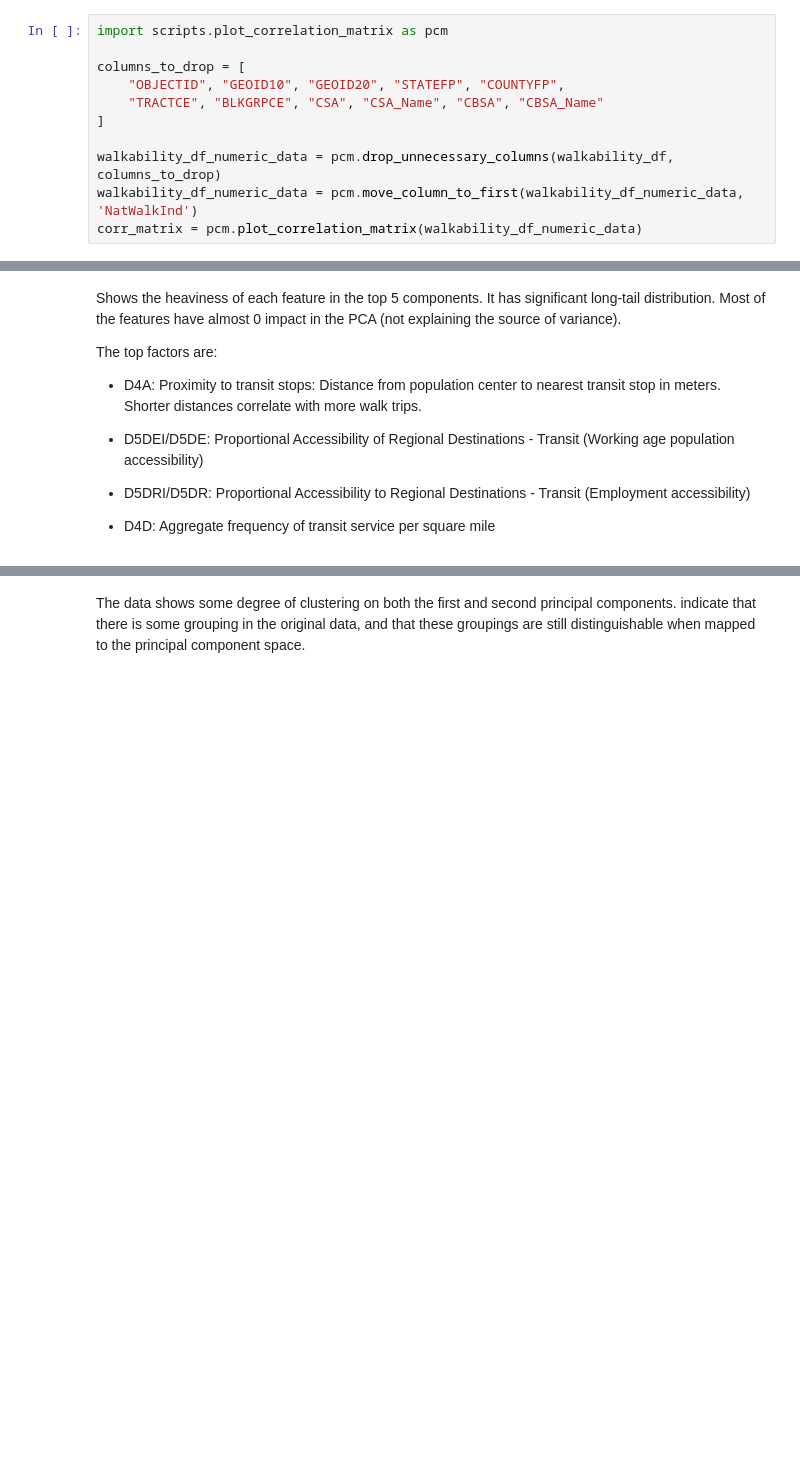
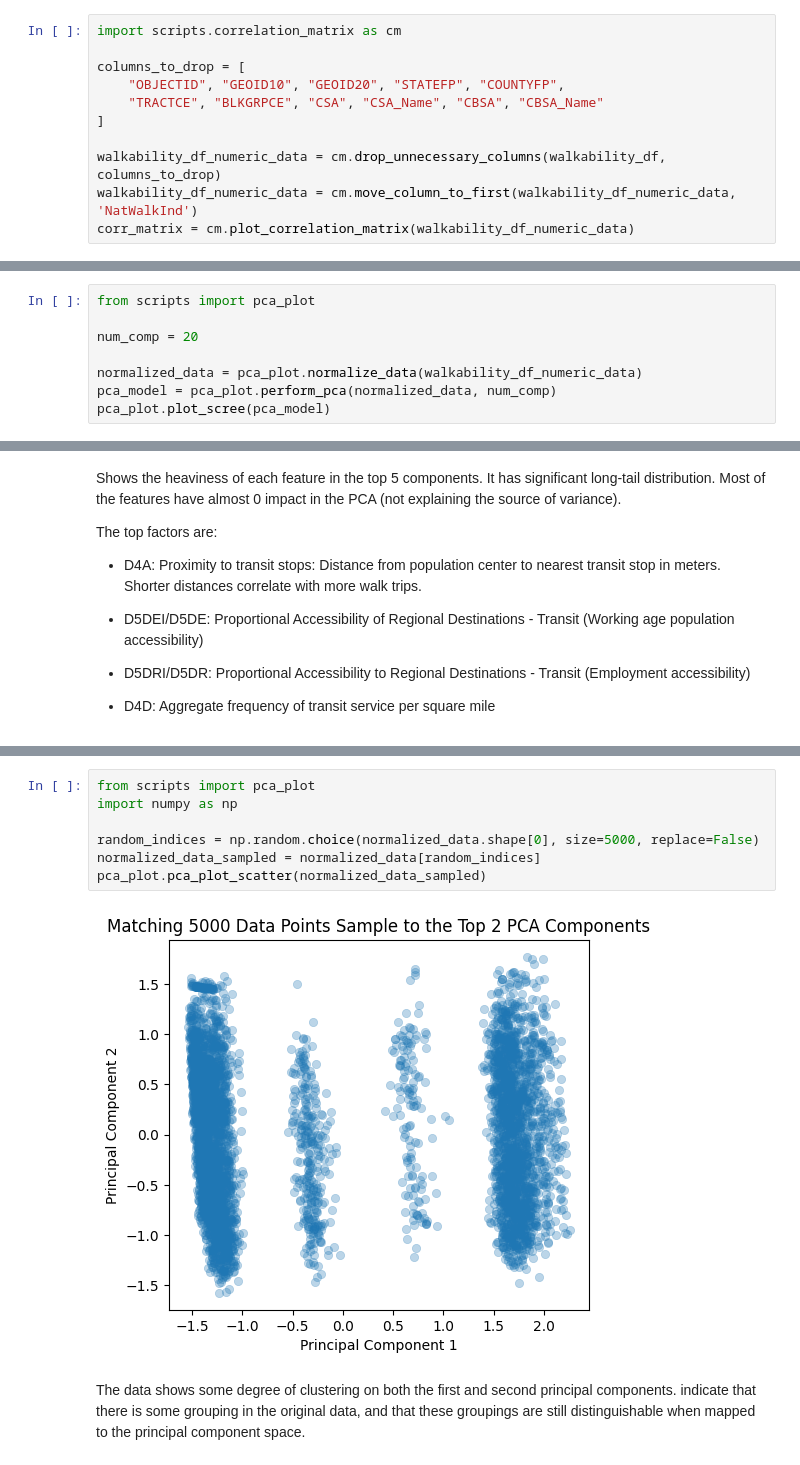
Before and after one commit to zhou-ziyan/ECE143Project, a Jupyter notebook: ECE_143_Final_Project.ipynb, the cells around one changed output, grey strips where cells are left out. Cells and saved outputs as stored; diff of their text form; blank space fills up the shorter version.

```diff
--- a/ECE_143_Final_Project.ipynb
+++ b/ECE_143_Final_Project.ipynb
@@ -63,16 +63,16 @@ NatWalkInd is the final result
 
 combining with the PCA analysis, both showing that the locality of the original data and its potential to be reduced.
 # %%
-import scripts.plot_correlation_matrix as pcm
+import scripts.correlation_matrix as cm
 
 columns_to_drop = [
     "OBJECTID", "GEOID10", "GEOID20", "STATEFP", "COUNTYFP",
     "TRACTCE", "BLKGRPCE", "CSA", "CSA_Name", "CBSA", "CBSA_Name"
 ]
 
-walkability_df_numeric_data = pcm.drop_unnecessary_columns(walkability_df, columns_to_drop)
-walkability_df_numeric_data = pcm.move_column_to_first(walkability_df_numeric_data, 'NatWalkInd')
-corr_matrix = pcm.plot_correlation_matrix(walkability_df_numeric_data)
+walkability_df_numeric_data = cm.drop_unnecessary_columns(walkability_df, columns_to_drop)
+walkability_df_numeric_data = cm.move_column_to_first(walkability_df_numeric_data, 'NatWalkInd')
+corr_matrix = cm.plot_correlation_matrix(walkability_df_numeric_data)
 # %% [output]
 [figure]
 # %% [markdown]
@@ -132,0 +98,8 @@ plt.show()
+# %%
+from scripts import pca_plot
+
+num_comp = 20
+
+normalized_data = pca_plot.normalize_data(walkability_df_numeric_data)
+pca_model = pca_plot.perform_pca(normalized_data, num_comp)
+pca_plot.plot_scree(pca_model)
@@ -337,3 +165,12 @@ plot_pca_scatter_seaborn(numerical_matrix_normalized_sampled)
+# %%
+from scripts import pca_plot
+import numpy as np
+
+random_indices = np.random.choice(normalized_data.shape[0], size=5000, replace=False)
+normalized_data_sampled = normalized_data[random_indices]
+pca_plot.pca_plot_scatter(normalized_data_sampled)
+# %% [output]
+[figure, added]
 # %% [markdown]
 The data shows some degree of clustering on both the first and second principal components. indicate that there is some grouping in the original data, and that these groupings are still distinguishable when mapped to the principal component space.
 # %% [markdown]
```
Also changed, not shown: parts of 15 cells of this notebook, 4 other files.
